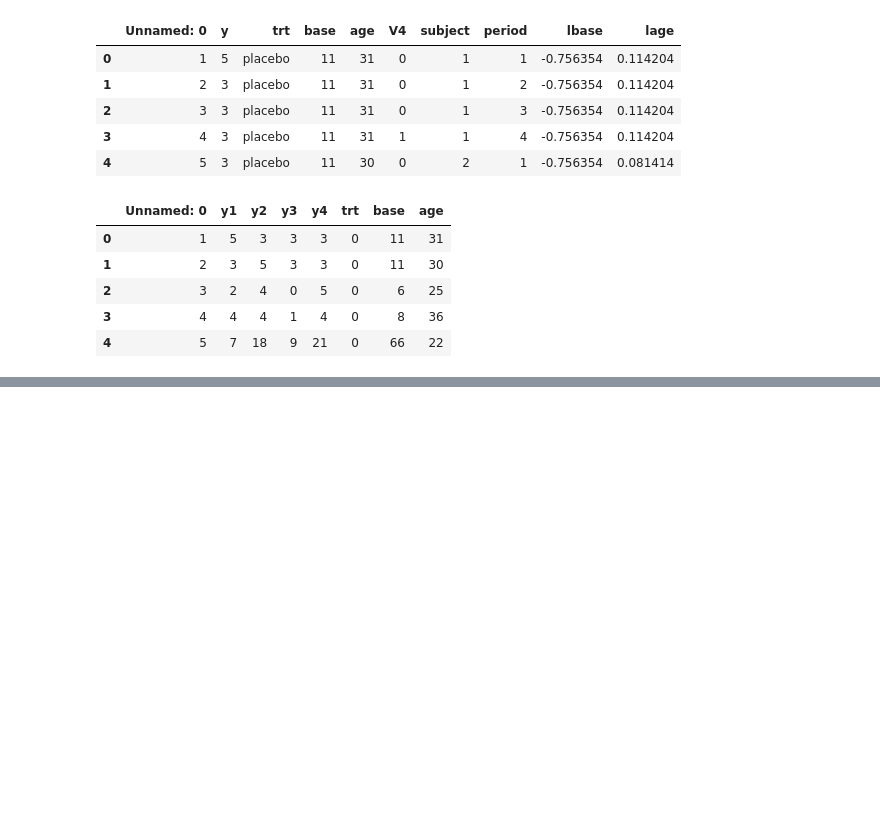
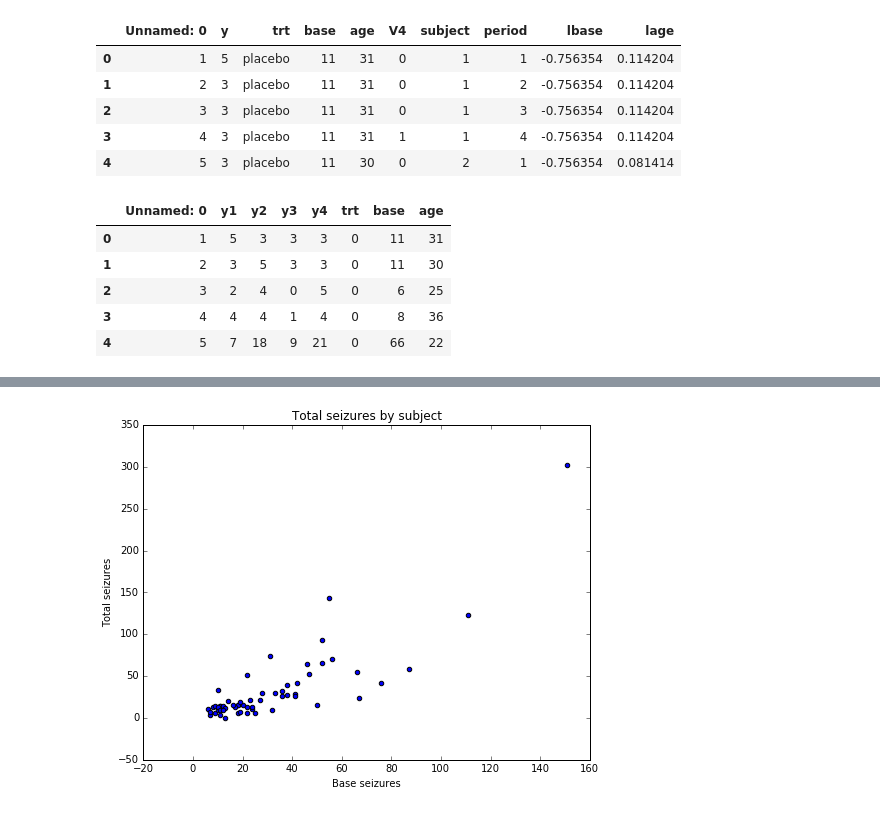
Before and after one commit to fbecerra/seizuresandepilepsy, a Jupyter notebook: explore_epil_data.ipynb, the cells around one changed output, grey strips where cells are left out. Drawn from its saved outputs; the diff is of its cells as text; code cells hidden in the pictures; blank space fills up the shorter version.

```diff
--- a/explore_epil_data.ipynb
+++ b/explore_epil_data.ipynb
@@ -27,0 +80,11 @@ seizure_df.head()
+# %%
+fig, ax = plt.subplots(1, 1, figsize=(8,6))
+
+ax.scatter(base_by_subj, counts_by_subj)
+ax.set_xlabel('Base seizures')
+ax.set_ylabel('Total seizures')
+ax.set_title('Total seizures by subject')
+
+plt.show()
+# %% [output]
+[figure, added]
```
Also changed, not shown: parts of 3 cells of this notebook.
